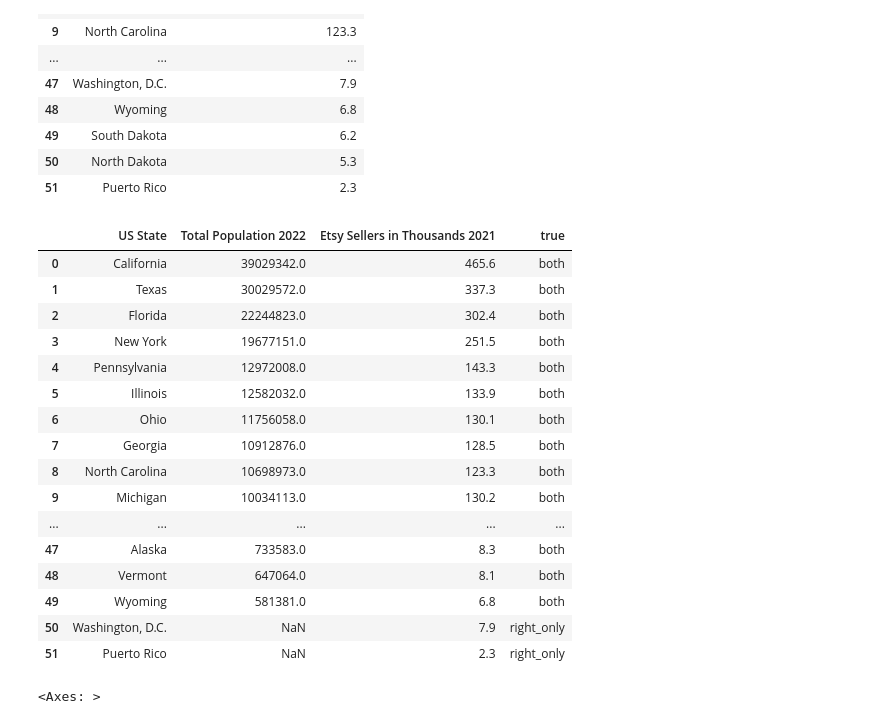
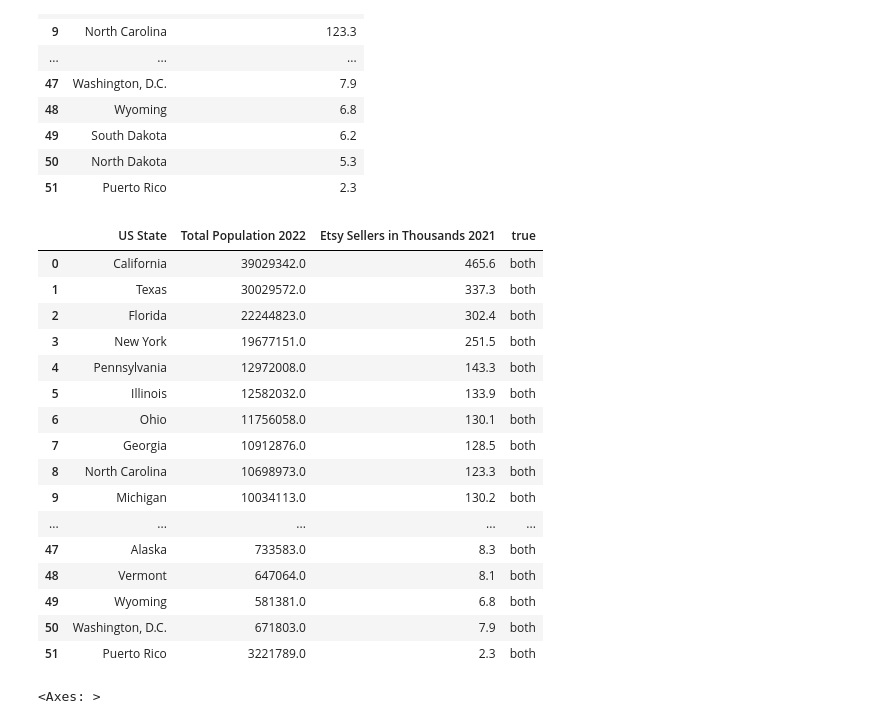
Before and after one commit to khagerthey/GIS, a Jupyter notebook: PS1.ipynb, the cells around one changed output. Saved outputs shown, nothing was run; the diff lists cells and outputs as text; code cells hidden in the pictures.

Commit message:
corrected merge

```diff
--- a/PS1.ipynb
+++ b/PS1.ipynb
@@ -47,6 +47,10 @@ Requirement already satisfied: six>=1.5 in /usr/local/lib/python3.10/dist-packag
 state_population_raw=pd.read_csv('https://raw.githubusercontent.com/khagerthey/GIS/main/state-population-table.csv')
 state_population_columns = state_population_raw[['state', 'pop2022']]
 state_population = state_population_columns.rename(columns={'pop2022': 'Total Population 2022', 'state': 'US State'})
-state_population
+washington_dc = pd.DataFrame({'US State': ['Washington, D.C.'], 'Total Population 2022': [671803.0]})
+puerto_rico = pd.DataFrame({'US State': ['Puerto Rico'], 'Total Population 2022': [3221789.0]})
+combined_states = pd.concat([state_population, washington_dc, puerto_rico], ignore_index=True)
+
+combined_states
 # %% [output]
 |  | US State | Total Population 2022 |
@@ -90,27 +93,27 @@ etsy_us_sellers
 | 50 | North Dakota | 5.3 |
 | 51 | Puerto Rico | 2.3 |
 # %%
-seller_states_compare = pd.merge(state_population, etsy_us_sellers, how='outer', on=['US State'], indicator='true')
-seller_states_compare
-#results as expected
+state_seller_compare = pd.merge(combined_states, etsy_us_sellers, how='outer', on=['US State'], indicator='true')
+state_seller_compare
+#everything merged correctly
 # %% [output]
 |  | US State | Total Population 2022 | Etsy Sellers in Thousands 2021 | true |
 | 0 | California | 39029342.0 | 465.6 | both |
 | 1 | Texas | 30029572.0 | 337.3 | both |
 | 2 | Florida | 22244823.0 | 302.4 | both |
 | 3 | New York | 19677151.0 | 251.5 | both |
 | 4 | Pennsylvania | 12972008.0 | 143.3 | both |
 | 5 | Illinois | 12582032.0 | 133.9 | both |
 | 6 | Ohio | 11756058.0 | 130.1 | both |
 | 7 | Georgia | 10912876.0 | 128.5 | both |
 | 8 | North Carolina | 10698973.0 | 123.3 | both |
 | 9 | Michigan | 10034113.0 | 130.2 | both |
 | ... | ... | ... | ... | ... |
 | 47 | Alaska | 733583.0 | 8.3 | both |
 | 48 | Vermont | 647064.0 | 8.1 | both |
 | 49 | Wyoming | 581381.0 | 6.8 | both |
-| 50 | Washington, D.C. | NaN | 7.9 | right_only |
-| 51 | Puerto Rico | NaN | 2.3 | right_only |
+| 50 | Washington, D.C. | 671803.0 | 7.9 | both |
+| 51 | Puerto Rico | 3221789.0 | 2.3 | both |
 # %%
 #found a good shapefile of US map states
 ! wget -q -O tl_2012_us_state.zip https://github.com/khagerthey/GIS/raw/main/tl_2012_us_state.zip
```
Also changed, not shown: parts of 2 cells of this notebook.
